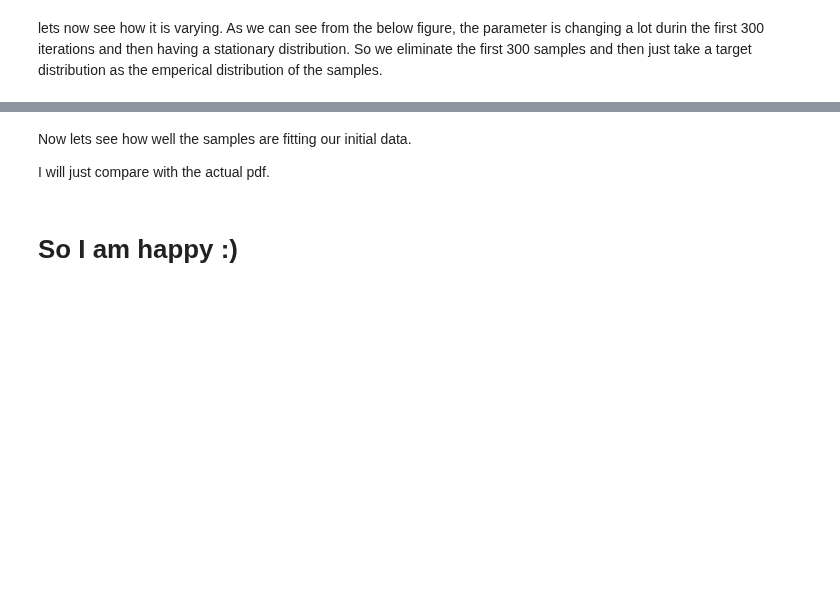
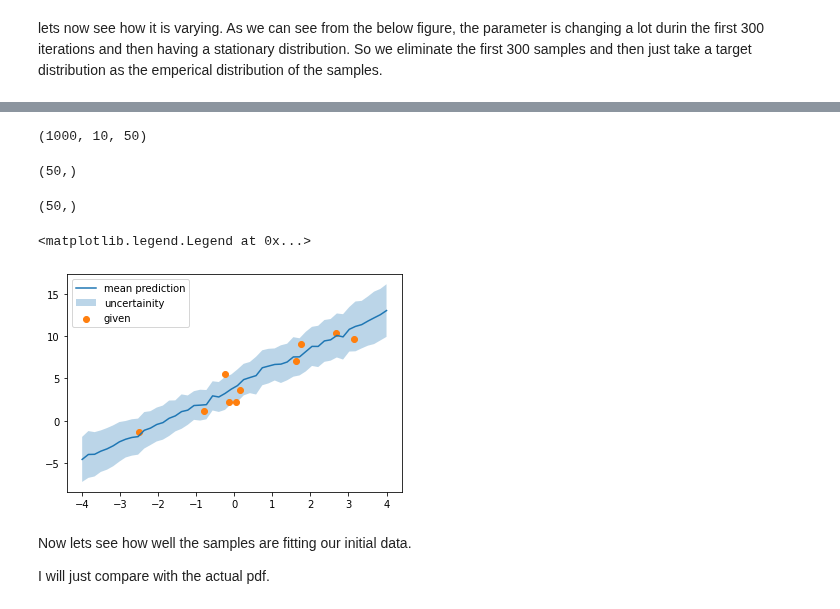
Before and after one commit to AnandShegde/pml_baselines, a Jupyter notebook: blackjax/MCMC for linear regression with normal distribution.ipynb, the cells around one changed output, grey strips where cells are left out. Saved outputs shown, nothing was run; the diff lists cells and outputs as text; code cells hidden in the pictures; blank space fills up the shorter version.

Commit message:
added predictive distribution in blackjax linear regression with normal likelihood

```diff
--- a/blackjax/MCMC for linear regression with normal distribution.ipynb
+++ b/blackjax/MCMC for linear regression with normal distribution.ipynb
@@ -84,3 +90,51 @@ plot_rmh(states,burnin,contains_arrays=True)
+# %%
+seed = jax.random.PRNGKey(5)
+
+
+def predict_mcmc(seed,x_test):
+    sample_from_each = 10
+    def one_step(carry, state):
+
+        theta = state.position['theta']
+        mean = (x_test@theta.reshape(n,1)).reshape(x_test.shape[0],)
+        likelihood_normal = tfd.MultivariateNormalFullCovariance(mean,jnp.identity(x_test.shape[0]))
+        y = likelihood_normal.sample(seed=carry,sample_shape=sample_from_each)
+        carry,_ = jax.random.split(seed)
+
+        return carry, y
+
+    _, y_stacks = jax.lax.scan(one_step, seed, states)
+    y_stacks = y_stacks.reshape(-1,x_test.shape[0])
+
+
+    mean = y_stacks.mean(axis=0)
+    std_dev = y_stacks.std(axis=0)
+    return mean, std_dev
+
+
+# mcmc_pred_mean, mcmc_pred_sigma = mcmc_pred_mean.reshape(xx.shape), mcmc_pred_sigma.reshape(xx.shape)
+# %%
+x_linspace = jnp.linspace(-4,4)
+x_trans_linspace = identity_trans(x_linspace.reshape((-1,1)))
+mcmc_pred_mean, mcmc_pred_sigma = predict_mcmc(seed,x_trans_linspace)
+# %% [output]
+(1000, 10, 50)
+# %%
+x_linspace.shape
+# %% [output]
+(50,)
+# %%
+mcmc_pred_mean.shape
+# %% [output]
+(50,)
+# %%
+plt.plot(x_linspace,mcmc_pred_mean,label="mean prediction")
+plt.fill_between(x_linspace,mcmc_pred_mean+mcmc_pred_sigma,mcmc_pred_mean-mcmc_pred_sigma,alpha=0.3,label="uncertainity")
+plt.scatter(data['data']['x'],jnp.array(data['data']['y']),label='given')
+plt.legend()
+# %% [output]
+<matplotlib.legend.Legend at 0x...>
+[figure, added]
 # %%
 from pandas import to_pickle
 to_pickle(states,"../results/linear_regression/results_data/MCMC_Blackjax")
@@ -88,5 +142,3 @@ to_pickle(states,"../results/linear_regression/results_data/MCMC_Blackjax")
 Now lets see how well the samples are fitting our initial data.
 
 I will just compare with the actual pdf.
-# %% [markdown]
-<h1> So I am happy :)</h1>
```
Also changed, not shown: parts of 5 cells of this notebook.
